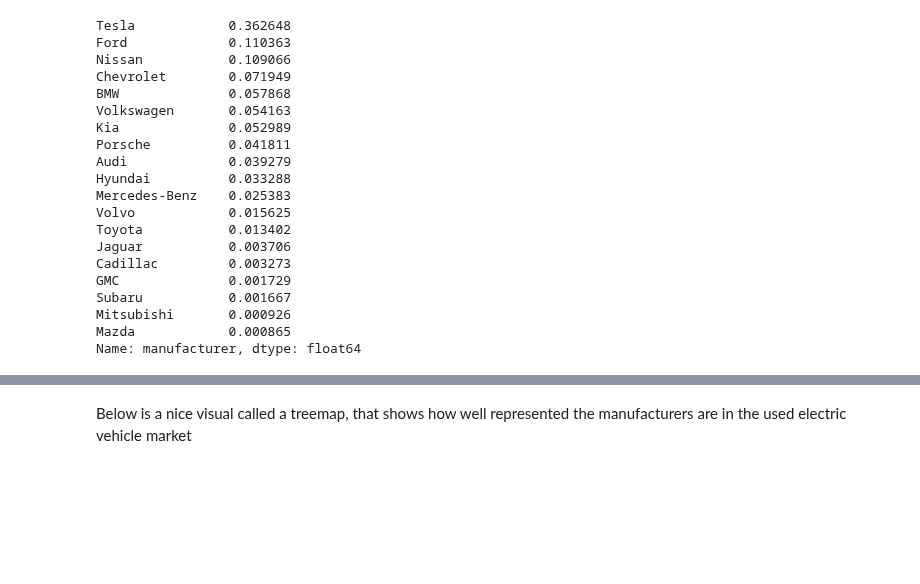
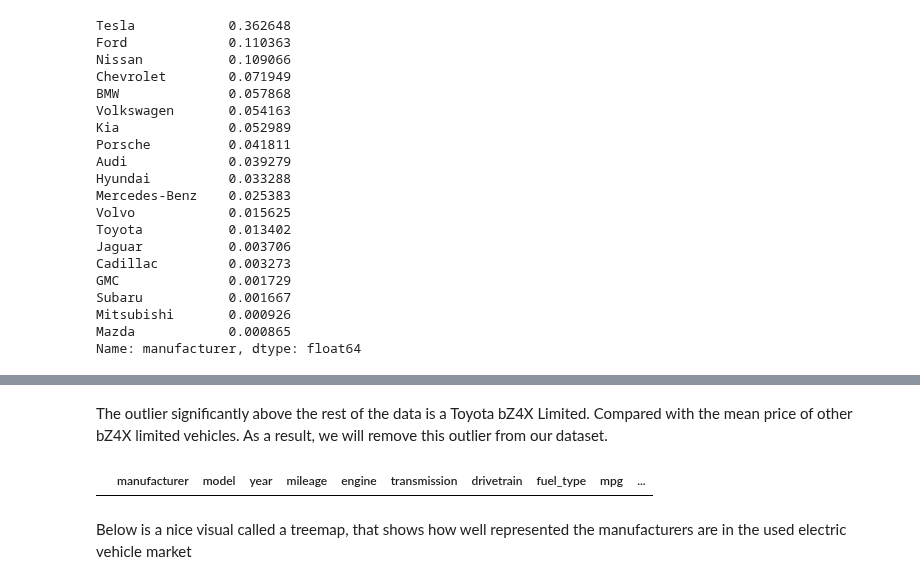
Before and after one commit to Pav-Van/Used-Electric-Vehicle-Analysis-and-Prediction-Model, a Jupyter notebook: Used_cars.ipynb, the cells around one changed output, grey strips where cells are left out. Saved outputs shown, nothing was run; the diff lists cells and outputs as text; code cells hidden in the pictures; blank space fills up the shorter version.

```diff
--- a/Used_cars.ipynb
+++ b/Used_cars.ipynb
@@ -245,3 +293,9 @@ Name: manufacturer, dtype: float64
+# %% [markdown]
+The outlier significantly above the rest of the data is a Toyota bZ4X Limited. Compared with the mean price of other bZ4X limited vehicles. As a result, we will remove this outlier from our dataset.
+# %%
+electric_cars = electric_cars.drop(electric_cars[electric_cars['price'] > 300000].index)
+# %% [output]
+|  | manufacturer | model | year | mileage | engine | transmission | drivetrain | fuel_type | mpg | ... |
 # %% [markdown]
 Below is a nice visual called a treemap, that shows how well represented the manufacturers are in the used electric vehicle market
 # %%
```
Also changed, not shown: parts of 9 cells of this notebook.
